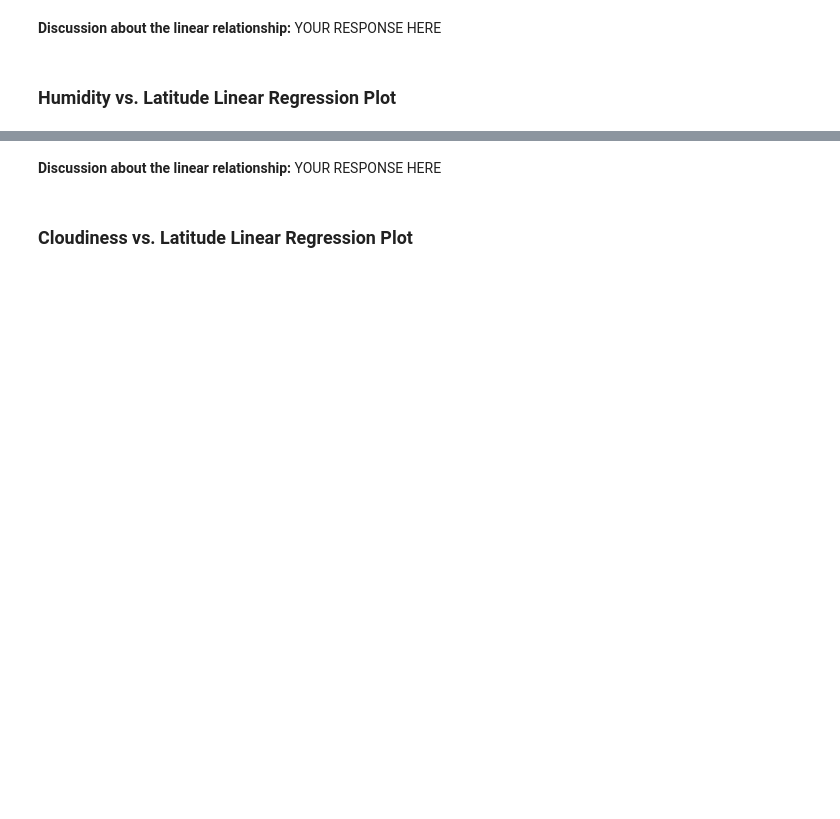
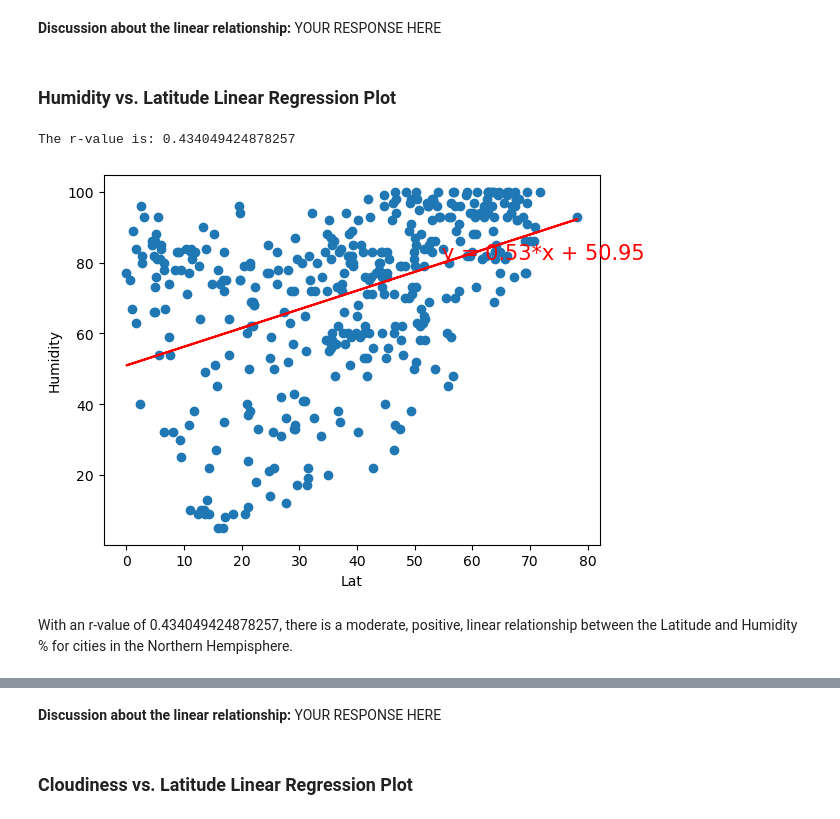
Before and after one commit to maxpopper/python-api-challenge, a Jupyter notebook: Starter_Code/starter_code/WeatherPy.ipynb, the cells around one changed output, grey strips where cells are left out. Saved outputs shown, nothing was run; the diff lists cells and outputs as text; code cells hidden in the pictures; blank space fills up the shorter version.

```diff
--- a/Starter_Code/starter_code/WeatherPy.ipynb
+++ b/Starter_Code/starter_code/WeatherPy.ipynb
@@ -496,6 +512,16 @@ The r-value is: 0.4121057168607245
 **Discussion about the linear relationship:** YOUR RESPONSE HERE
 # %% [markdown]
 ### Humidity vs. Latitude Linear Regression Plot
+# %%
+# trial code
+
+# Northern Hemisphere
+regression(northern_hemi_df["Lat"], northern_hemi_df["Humidity"])
+# %% [output]
+The r-value is: 0.434049424878257
+[figure, added]
+# %% [markdown]
+With an r-value of 0.434049424878257, there is a moderate, positive, linear relationship between the Latitude and Humidity % for cities in the Northern Hempisphere.
 # %%
 # Northern Hemisphere
 # YOUR CODE HERE
```
Also changed, not shown: parts of 38 cells of this notebook.
